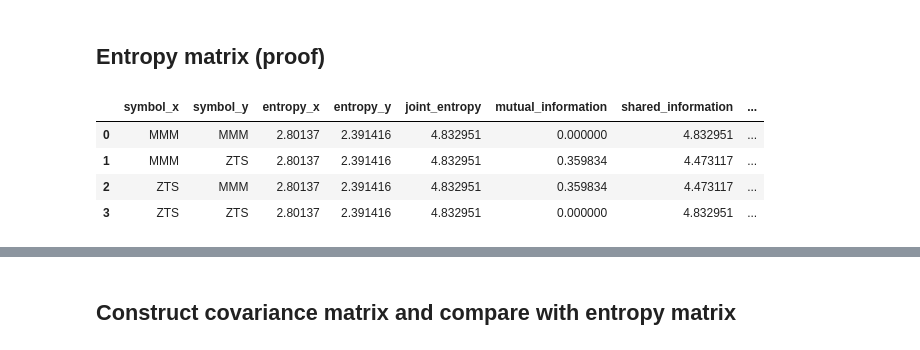
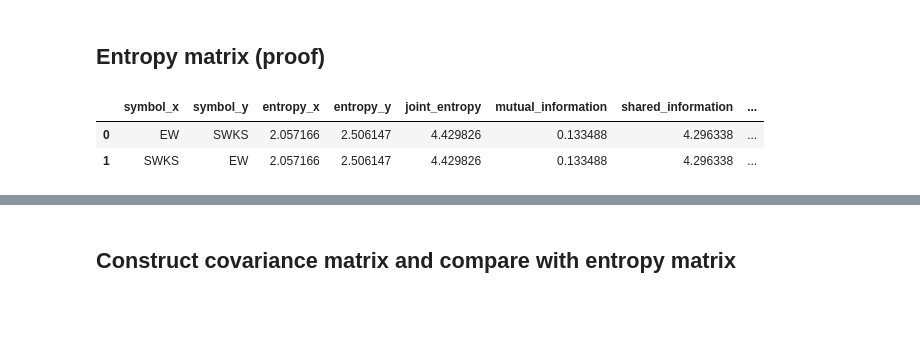
Before and after one commit to fsabrilb/Market_Efficiency, a Jupyter notebook: scripts/estimate_covariance_matrix_entropy.ipynb, the cells around one changed output, grey strips where cells are left out. Drawn from its saved outputs; the diff is of its cells as text; code cells hidden in the pictures; blank space fills up the shorter version.

```diff
--- a/scripts/estimate_covariance_matrix_entropy.ipynb
+++ b/scripts/estimate_covariance_matrix_entropy.ipynb
@@ -29,5 +30,7 @@ input_generation_date = "2024-06-24"
 ## Load data and filter duplicates by symbol and date
 # %%
 # Standard and Poor's 500 - S&P 500 (United States)
-df_stock_index = pd.read_pickle("{}/df_sp500_{}.pkl".format(input_path_processed, re.sub("-", "", input_generation_date)))
+df_stock_index = pd.read_pickle("{}/df_stock_index_gspc_{}.pkl".format(input_path_processed, re.sub("-", "", input_generation_date)))
+# Mexico Price and Quote Index (Mexico)
+#df_stock_index = pd.read_pickle("{}/df_stock_index_mxx_{}.pkl".format(input_path_processed, re.sub("-", "", input_generation_date)))
 df_stock_index.drop_duplicates(subset = ["date", "symbol"], keep = "first", inplace = True, ignore_index = True)
@@ -88,18 +37,24 @@ Variance of information:
 # %% [markdown]
 ## Entropy matrix (proof)
+# %%
+column_ = "z_score_log_return"
+
+# Standard and Poor's 500 - S&P 500 (United States)
+shares_pair = ["EW", "SWKS"]
+
+# Mexico Price and Quote Index (Mexico)
+#shares_pair = ["CUERVO.MX", "GCC.MX"]
 # %%
 ee.estimate_entropy_pairs(
     df = df_stock_index,
     precision = 12,
-    normalized = True,
+    column_ = column_,
     log_path = log_path,
     log_filename = "log_entropy_proof",
     verbose = 1,
-    entropy_args_list = ("MMM", "ZTS", 76, 50)
+    entropy_args_list = (shares_pair[0], shares_pair[1], 76, 50)
 )
 # %% [output]
 |  | symbol_x | symbol_y | entropy_x | entropy_y | joint_entropy | mutual_information | shared_information | ... |
-| 0 | MMM | MMM | 2.80137 | 2.391416 | 4.832951 | 0.000000 | 4.832951 | ... |
-| 1 | MMM | ZTS | 2.80137 | 2.391416 | 4.832951 | 0.359834 | 4.473117 | ... |
-| 2 | ZTS | MMM | 2.80137 | 2.391416 | 4.832951 | 0.359834 | 4.473117 | ... |
-| 3 | ZTS | ZTS | 2.80137 | 2.391416 | 4.832951 | 0.000000 | 4.832951 | ... |
+| 0 | EW | SWKS | 2.057166 | 2.506147 | 4.429826 | 0.133488 | 4.296338 | ... |
+| 1 | SWKS | EW | 2.057166 | 2.506147 | 4.429826 | 0.133488 | 4.296338 | ... |
```
Also changed, not shown: parts of 20 cells of this notebook, 6 other files.
